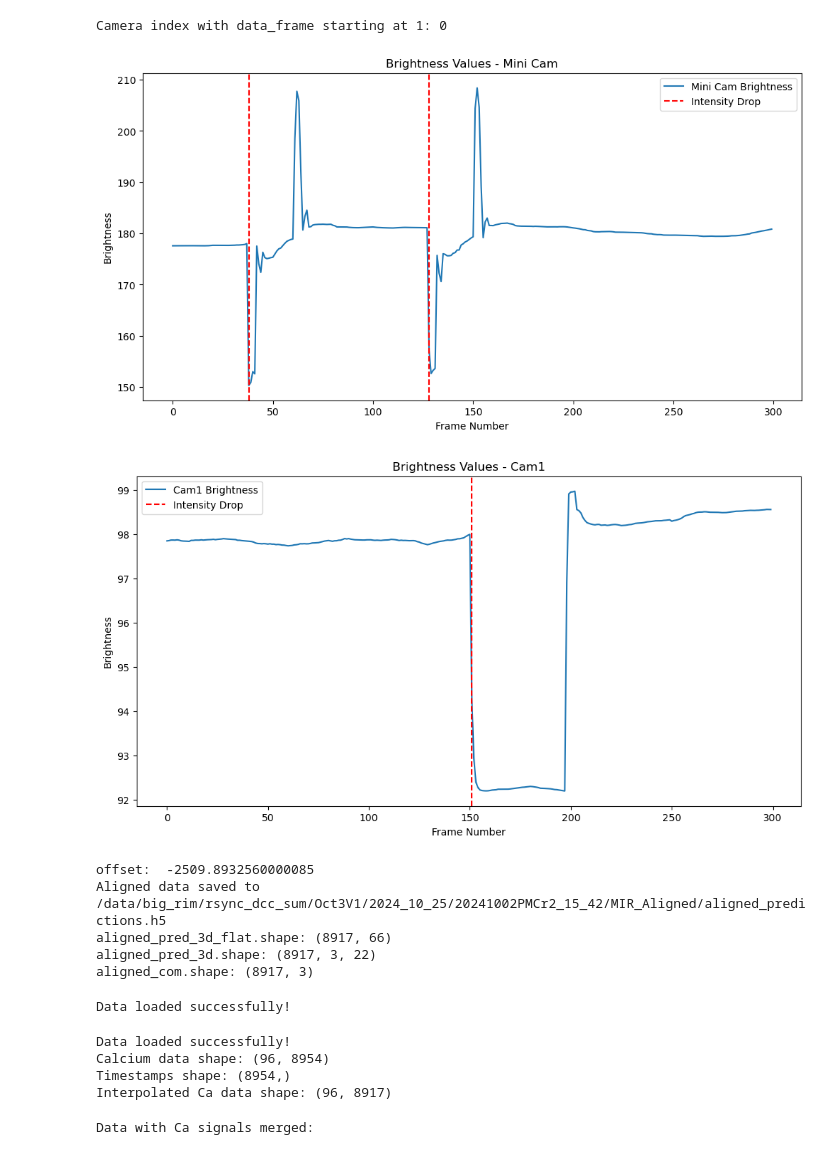
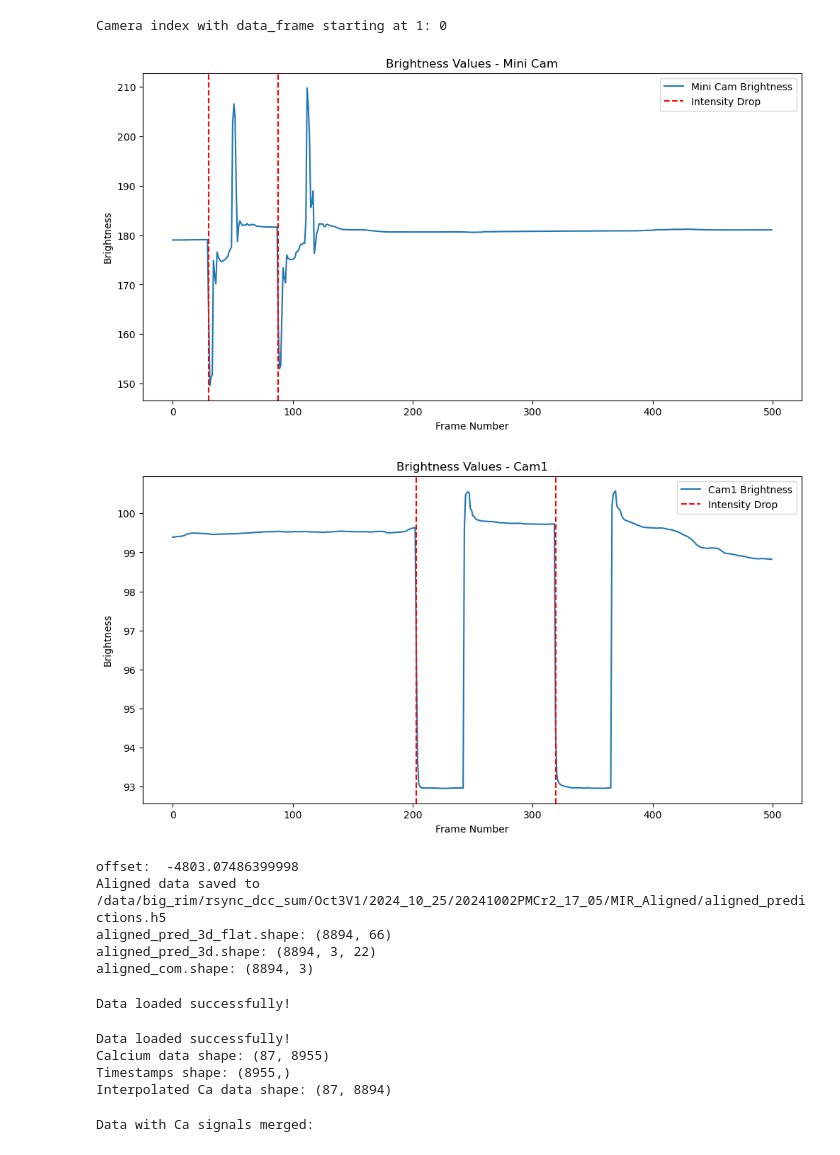
Before and after one commit to gadsfly/BBOP, a Jupyter notebook: random tests/mini_dannce_sync/brws_load_analysis_after_alignment.ipynb, the cells around one changed output. Saved outputs shown, nothing was run; the diff lists cells and outputs as text; code cells hidden in the pictures.

```diff
--- a/random tests/mini_dannce_sync/brws_load_analysis_after_alignment.ipynb
+++ b/random tests/mini_dannce_sync/brws_load_analysis_after_alignment.ipynb
@@ -1,31 +1,31 @@
 # %%
 import os
 import sys
 sys.path.append(os.path.abspath('../..'))
 from utlis.sync_utlis.mini_dannce_sync import sync_videos, align_miniscope_to_sixcam
 
 
-rec_path = '/data/big_rim/rsync_dcc_sum/Oct3V1/2024_10_25/20241002PMCr2_15_42' #'/hpc/group/tdunn/Bryan_Rigs/BigOpenField/Oct3V1/2024_11_01/20240910V1r_BO_11_35'
-mini_path = '/data/big_rim/mir_data/Oct3V1mini/Oct3V1mini_sorted/20241002-pmc-r2/customEntValHere/2024_10_25/15_50_39' #'/hpc/group/tdunn/Bryan_Rigs/BigOpenField/Oct3V1mini_sorted/20240910-V1-R/customEntValHere/2024_11_01/11_39_00'
+rec_path = '/data/big_rim/rsync_dcc_sum/Oct3V1/2024_10_25/20241002PMCr2_17_05' #'/data/big_rim/rsync_dcc_sum/Oct3V1/2024_10_25/20241002PMCr2_15_42' #'/hpc/group/tdunn/Bryan_Rigs/BigOpenField/Oct3V1/2024_11_01/20240910V1r_BO_11_35'
+mini_path = '/data/big_rim/mir_data/Oct3V1mini/Oct3V1mini_sorted/20241002-pmc-r2/customEntValHere/2024_10_25/17_09_14' #'/data/big_rim/mir_data/Oct3V1mini/Oct3V1mini_sorted/20241002-pmc-r2/customEntValHere/2024_10_25/15_50_39' #'/hpc/group/tdunn/Bryan_Rigs/BigOpenField/Oct3V1mini_sorted/20240910-V1-R/customEntValHere/2024_11_01/11_39_00'
 resultsss = sync_videos(
     rec_path,
     mini_path,
     start_frame=0,
-    end_frame=300,
-    threshold_mini=20,
+    end_frame=500,
+    threshold_mini=15,
     threshold_sixcam=3
 )
 
 align_miniscope_to_sixcam(resultsss, mini_path, rec_path)
 # %% [output]
 Camera index with data_frame starting at 1: 0
-[figure, old version]
+[figure, new version]
-[figure, old version]
+[figure, new version]
-offset:  -2509.8932560000085
-Aligned data saved to /data/big_rim/rsync_dcc_sum/Oct3V1/2024_10_25/20241002PMCr2_15_42/MIR_Aligned/aligned_predictions.h5
-aligned_pred_3d_flat.shape: (8917, 66)
-aligned_pred_3d.shape: (8917, 3, 22)
-aligned_com.shape: (8917, 3)
+offset:  -4803.07486399998
+Aligned data saved to /data/big_rim/rsync_dcc_sum/Oct3V1/2024_10_25/20241002PMCr2_17_05/MIR_Aligned/aligned_predictions.h5
+aligned_pred_3d_flat.shape: (8894, 66)
+aligned_pred_3d.shape: (8894, 3, 22)
+aligned_com.shape: (8894, 3)
 # %%
 # %% [output]
 Data loaded successfully!
@@ -85,9 +85,9 @@ C_interpolated = np.array(C_interpolated)  # shape (num_neuron, N_miniscope_fram
 print("Interpolated Ca data shape:", C_interpolated.shape)
 # %% [output]
 Data loaded successfully!
-Calcium data shape: (96, 8954)
-Timestamps shape: (8954,)
-Interpolated Ca data shape: (96, 8917)
+Calcium data shape: (87, 8955)
+Timestamps shape: (8955,)
+Interpolated Ca data shape: (87, 8894)
 # %%
 # We'll add columns for each neuron, like calcium_roi0, calcium_roi1, etc.
 calcium_cols = [f'calcium_roi{i}' for i in range(num_neuron)]
```
Also changed, not shown: parts of 1 cell of this notebook, 1 other file.
